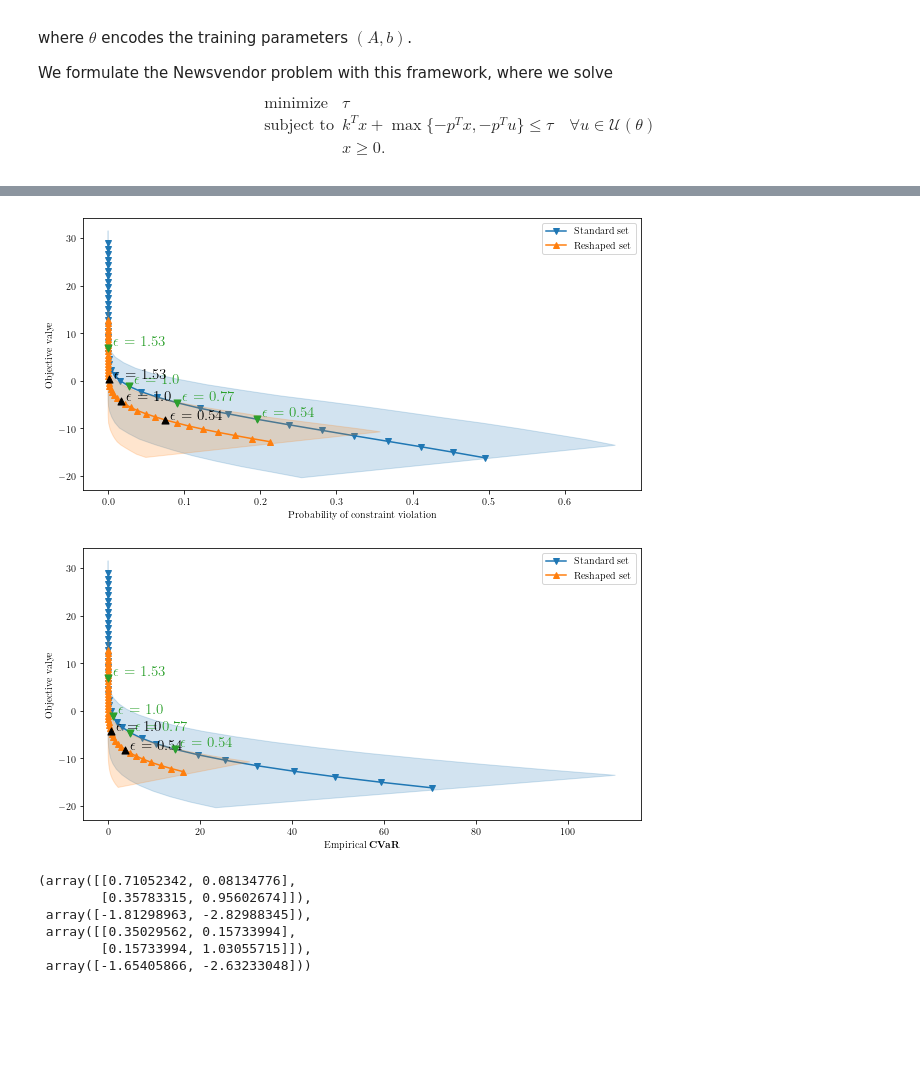
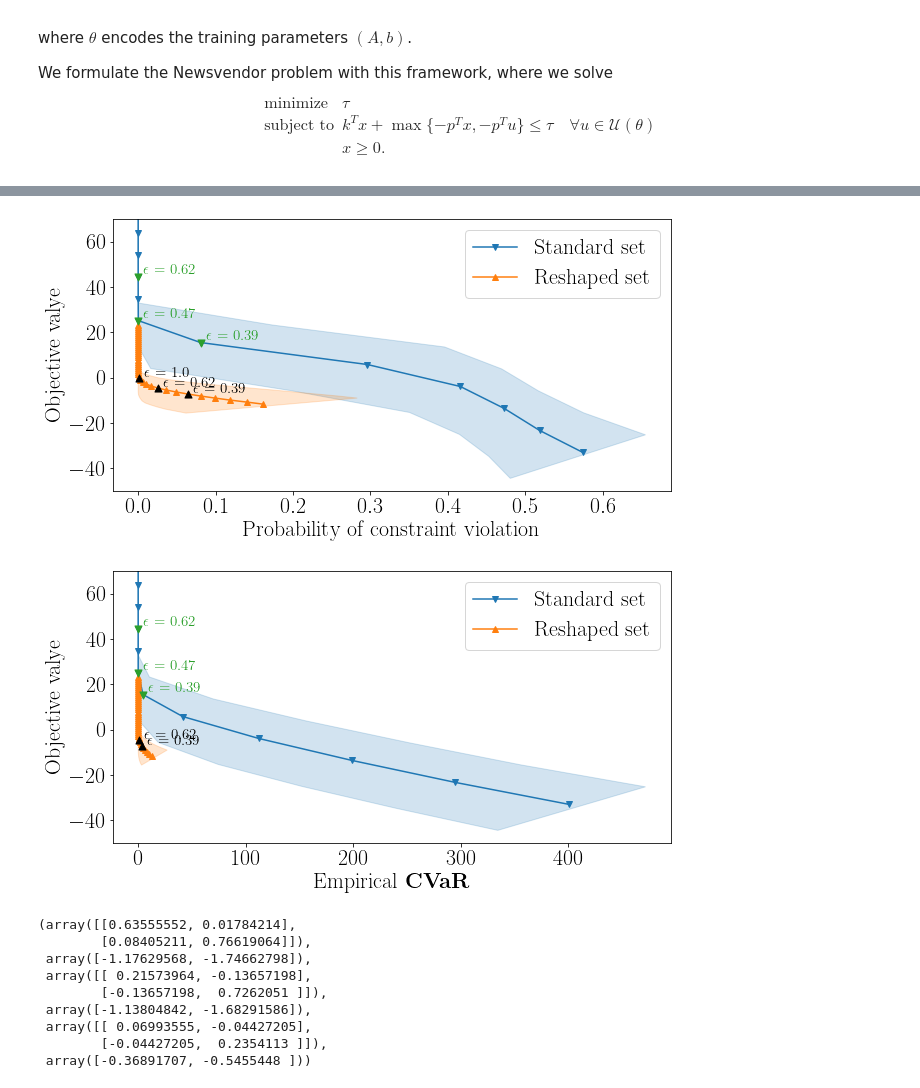
Before and after one commit to stellatogrp/lropt, a Jupyter notebook: docs/examples/experiments/Newsvendor/Newsvendor_intro.ipynb, the cells around one changed output, grey strips where cells are left out. Drawn from its saved outputs; the diff is of its cells as text; code cells hidden in the pictures; blank space fills up the shorter version.

```diff
--- a/docs/examples/experiments/Newsvendor/Newsvendor_intro.ipynb
+++ b/docs/examples/experiments/Newsvendor/Newsvendor_intro.ipynb
@@ -9,6 +9,9 @@ import torch
 from sklearn import datasets
 import pandas as pd
 import lropt
+import sys
+sys.path.append('..')
+from utils import plot_tradeoff,plot_iters, plot_contours, plot_contours_line
 import matplotlib.pyplot as plt
 from sklearn.model_selection import train_test_split
 import warnings
@@ -16,8 +19,6 @@ warnings.filterwarnings("ignore")
 plt.rcParams.update({
     "text.usetex":True,
 
-    "font.size":18,
+    "font.size":22,
     "font.family": "serif"
 })
-colors = ["tab:blue", "tab:green", "tab:orange",
-          "blue", "tab:purple", "tab:brown", "tab:pink", "tab:grey", "red"]
@@ -95,7 +76,17 @@ def gen_demand_intro(N, seed):
     d_train = np.exp(norms)
     return d_train
 
+def gen_demand_intro_2(N, seed):
+    np.random.seed(seed)
+    sig = np.array([[8,3],[2,2]])
+    mu = np.array((12,5))
+    norms = np.random.multivariate_normal(mu,sig, N)
+    # d_train = np.exp(norms)
+    return norms
 
 # Generate data
 data = gen_demand_intro(N, seed=5)
-data_train = data[:int((1-test_perc)*N),:]
+data2 = gen_demand_intro_2(N, seed=5)
+plt.scatter(data[:,0],data[:,1],color = "tab:blue")
+plt.scatter(data2[:,0],data2[:,1], color = "tab:blue")
+data = np.vstack((data,data2))
@@ -111,10 +104,10 @@ for scene in range(num_scenarios):
 scenarios = {}
 num_scenarios = 8
 for scene in range(num_scenarios):
-  np.random.seed(scene+1)
+  np.random.seed(scene)
   scenarios[scene]={}
-  scenarios[scene][0] = np.random.uniform(2,6,n)
-  scenarios[scene][1] =  scenarios[scene][0] + np.random.uniform(2,4,n)
+  scenarios[scene][0] = np.random.uniform(1,5,n)
+  scenarios[scene][1] =  scenarios[scene][0] + np.random.uniform(1,4,n)
 
 # scenarios = {}
 # num_scenarios = 1
@@ -143,8 +136,8 @@ constraints = [cp.maximum(k@x_r - p@x_r, k@x_r - p@u) <= t]
 constraints += [x_r >= 0]
 
 prob = lropt.RobustProblem(objective, constraints)
-target = -0.1
-s = 13
+target = -0.05
+s = 14
 
 # setup intial A, b
 train, test = train_test_split(data, test_size=int(data.shape[0]*test_perc), random_state=s)
@@ -152,16 +145,16 @@ init = sc.linalg.sqrtm(sc.linalg.inv(np.cov(train.T)))
 init_bval = -init@np.mean(train, axis=0)
 
 # Train A and b
-result1 = prob.train(lr = 0.001, step=100, momentum = 0.8, optimizer = "SGD", seed = s, init_A = init, init_b = init_bval, fixb = False, init_mu = 1, init_lam = 0, target_cvar = target, init_alpha = -0.1, test_percentage = test_perc, save_iters= True, scenarios = scenarios, num_scenarios = num_scenarios, max_inner_iter = 15)
+result1 = prob.train(lr = 0.00001, step=800, momentum = 0.8, optimizer = "SGD", seed = s, init_A = init, init_b = init_bval, fixb = False, init_mu = 1, init_lam = 0, target_cvar = target, init_alpha = -0.01, test_percentage = test_perc, save_iters= True, scenarios = scenarios, num_scenarios = num_scenarios, max_inner_iter = 15)
 df1 = result1.df
 A_fin = result1.A
 b_fin = result1.b
 A1_iters, b1_iters = result1.uncset_iters
 
-result2 = prob.train(eps = True, lr = 0.001, step= 100, momentum = 0.8, optimizer = "SGD", seed = s, init_A = A_fin, init_b = b_fin, init_mu = 1, init_lam = 0, target_cvar = target, init_alpha = -0.1, test_percentage = test_perc,scenarios = scenarios, num_scenarios = num_scenarios,max_inner_iter = 1)
+result2 = prob.train(eps = True, lr = 0.00001, step= 500, momentum = 0.8, optimizer = "SGD", seed = s, init_A = A_fin, init_b = b_fin, init_mu = 1, init_lam = 0, target_cvar = target, init_alpha = -0.01, test_percentage = test_perc,scenarios = scenarios, num_scenarios = num_scenarios,max_inner_iter = 1)
 df_r1 = result2.df
 
-result3 = prob.train(eps = True, lr = 0.001, step=100, momentum = 0.8, optimizer = "SGD", seed = s, init_A = init, init_b = init_bval, init_mu = 1, init_lam = 0,  target_cvar = target, init_alpha  =-0.1, test_percentage = test_perc,scenarios = scenarios, num_scenarios = num_scenarios,max_inner_iter = 1)
+result3 = prob.train(eps = True, lr = 0.00001, step=800, momentum = 0.8, optimizer = "SGD", seed = s, init_A = init, init_b = init_bval, init_mu = 1, init_lam = 0,  target_cvar = target, init_alpha  =-0.01, test_percentage = test_perc,scenarios = scenarios, num_scenarios = num_scenarios,max_inner_iter = 1)
 df_r2 = result3.df
 
 # Grid search standard
@@ -174,39 +173,39 @@ dfgrid2 = result5.df
 # %%
 eps_list = np.linspace(0.01, 2.98, 40)
-inds = [20,13,10,7]
+inds = [13,8,6,5]
 
 plt.figure(figsize=(10, 5))
 plt.plot(np.mean(np.vstack(dfgrid['Violations']),axis = 1)[:], np.mean(np.vstack(dfgrid['Test_val']),axis = 1)[:], color="tab:blue", label=r"Standard set", marker = "v",zorder=0)
 plt.fill(np.append(np.quantile(np.vstack(dfgrid['Violations']),0.1,axis = 1),np.quantile(np.vstack(dfgrid['Violations']),0.9,axis = 1)[::-1]), np.append(np.quantile(np.vstack(dfgrid['Test_val']),0.1,axis = 1),np.quantile(np.vstack(dfgrid['Test_val']),0.90,axis = 1)[::-1]), color="tab:blue", alpha=0.2)
 for ind in range(4):
     plt.scatter(np.mean(np.vstack(dfgrid['Violations']),axis = 1)[inds[ind]],np.mean(np.vstack(dfgrid['Test_val']),axis = 1)[inds[ind]], color="tab:green", s = 50, marker = "v",zorder= 10)
     plt.annotate(r"$\epsilon$ = {}".format(round(eps_list[inds[ind]],2)), # this is the text
                   (np.mean(np.vstack(dfgrid['Violations']),axis = 1)[inds[ind]],np.mean(np.vstack(dfgrid['Test_val']),axis = 1)[inds[ind]]), # these are the coordinates to position the label
                   textcoords="offset points", # how to position the text
                   xytext=(5,3), # distance from text to points (x,y)
                   ha='left',color="tab:green",fontsize=15)
 
 plt.plot(np.mean(np.vstack(dfgrid2['Violations']),axis = 1),np.mean(np.vstack(dfgrid2['Test_val']),axis = 1), color="tab:orange", label="Reshaped set", marker = "^",zorder=1)
 plt.fill(np.append(np.quantile(np.vstack(dfgrid2['Violations']),0.1,axis = 1),np.quantile(np.vstack(dfgrid2['Violations']),0.9,axis = 1)[::-1]), np.append(np.quantile(np.vstack(dfgrid2['Test_val']),0.1,axis = 1),np.quantile(np.vstack(dfgrid2['Test_val']),0.90,axis = 1)[::-1]), color="tab:orange", alpha=0.2)
 for ind in [0,1,3]:
     plt.scatter(np.mean(np.vstack(dfgrid2['Violations']),axis = 1)[inds[ind]],np.mean(np.vstack(dfgrid2['Test_val']),axis = 1)[inds[ind]], color="black", s = 50, marker = "^")
     plt.annotate(r"$\epsilon$ = {}".format(round(eps_list[inds[ind]],2)), # this is the text
                   (np.mean(np.vstack(dfgrid2['Violations']),axis = 1)[inds[ind]],np.mean(np.vstack(dfgrid2['Test_val']),axis = 1)[inds[ind]]), # these are the coordinates to position the label
                   textcoords="offset points", # how to position the text
                   xytext=(5,1), # distance from text to points (x,y)
                   ha='left',color="black", fontsize = 15)
 plt.ylabel("Objective valye")
 # ax2.set_xlim([-1,20])
 plt.xlabel("Probability of constraint violation")
+#plt.xscale("log")
+plt.ylim([-50,70])
 plt.legend()
 # lgd = plt.legend(loc = "lower right", bbox_to_anchor=(1.5, 0.3))
 plt.savefig("ex1_curves_orig.pdf", bbox_inches='tight')
 # plt.savefig("ex1_curves1.pdf", bbox_extra_artists=(lgd,), bbox_inches='tight')
 # %% [output]
-[figure, old version]
+[figure, new version]
 # %%
-eps_list = np.linspace(0.01, 2.98, 40)
-inds = [20,13,10,7]
 plt.figure(figsize=(10, 5))
 plt.plot(np.mean(np.vstack(dfgrid['Violation_val']),axis = 1)[:], np.mean(np.vstack(dfgrid['Test_val']),axis = 1)[:], color="tab:blue", label=r"Standard set", marker = "v",zorder=0)
 plt.fill(np.append(np.quantile(np.vstack(dfgrid['Violation_val']),0.1,axis = 1),np.quantile(np.vstack(dfgrid['Violation_val']),0.9,axis = 1)[::-1]), np.append(np.quantile(np.vstack(dfgrid['Test_val']),0.1,axis = 1),np.quantile(np.vstack(dfgrid['Test_val']),0.90,axis = 1)[::-1]), color="tab:blue", alpha=0.2)
@@ -229,13 +228,14 @@ for ind in [1,3]:
                   ha='left',color="black", fontsize = 15)
 plt.ylabel("Objective valye")
 # ax2.set_xlim([-1,20])
+plt.ylim([-50,70])
 plt.xlabel("Empirical $\mathbf{CVaR}$")
 plt.legend()
 # lgd = plt.legend(loc = "lower right", bbox_to_anchor=(1.5, 0.3))
 plt.savefig("ex1_cvar.pdf", bbox_inches='tight')
 # plt.savefig("ex1_curves1.pdf", bbox_extra_artists=(lgd,), bbox_inches='tight')
 # %% [output]
-[figure, old version]
+[figure, new version]
 # %%
 k = np.array([4.,5.])
 p = np.array([5,6.5])
@@ -303,12 +303,15 @@ for ind in range(4):
         x_opt_learned,x_opt_base,t_learned, t_base
     # A_fin, init, b_fin, init_bval
 # x_opt_learned,x_opt_base,t_learned, t_base
-A_fin, b_fin, init, init_bval
+A_fin, b_fin, init, init_bval,result3.A, result3.b
 # %% [output]
-(array([[0.71052342, 0.08134776],
-        [0.35783315, 0.95602674]]),
- array([-1.81298963, -2.82988345]),
- array([[0.35029562, 0.15733994],
-        [0.15733994, 1.03055715]]),
- array([-1.65405866, -2.63233048]))
+(array([[0.63555552, 0.01784214],
+        [0.08405211, 0.76619064]]),
+ array([-1.17629568, -1.74662798]),
+ array([[ 0.21573964, -0.13657198],
+        [-0.13657198,  0.7262051 ]]),
+ array([-1.13804842, -1.68291586]),
+ array([[ 0.06993555, -0.04427205],
+        [-0.04427205,  0.2354113 ]]),
+ array([-0.36891707, -0.5455448 ]))
 # %%
```
Also changed, not shown: parts of 6 cells of this notebook, 9 other files.
